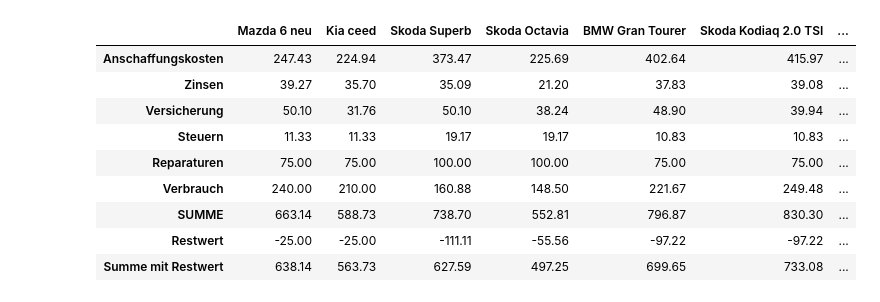
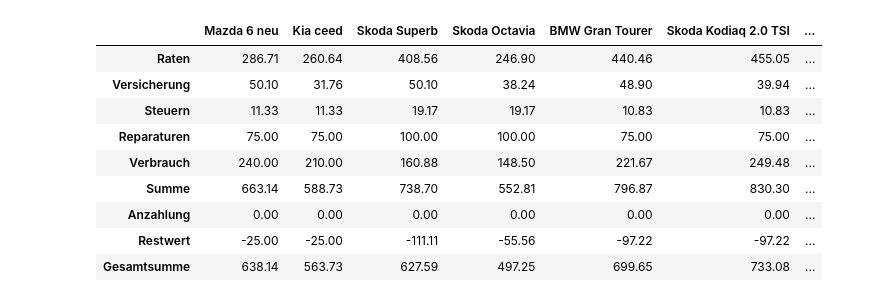
Before and after one commit to schorschie/car_cost_comparisons, a Jupyter notebook: BK_Caller.ipynb, the cells around one changed output. Saved outputs shown, nothing was run; the diff lists cells and outputs as text; code cells hidden in the pictures.

```diff
--- a/BK_Caller.ipynb
+++ b/BK_Caller.ipynb
@@ -1,5 +1,5 @@
 # %%
-from bk import bk
+from bk import Operating_Cost
 import pandas as pd
 import dataframe_image as dfi
 from slugify import slugify
@@ -9,7 +9,11 @@ overview = pd.DataFrame()
 overview.name='Monatliche Kosten im Verlgeich'
 
 def df_style(val):
-    return "font-weight: bold; background-color: yellow"
+    # return "font-weight: bold; background: yellow"
+    return "font-weight: bold;"
+
+def light_style(val):
+    return "color: grey"
 # %%
 d_0 = 1.52  # Aktueller Dieselpreis 3.1.2022: 1.52
 b_0 = 1.56  # Aktueller Benzinpreis 3.1.2022: 1.56
@@ -341,17 +362,18 @@ cars.append({'label': 'VW Passat',
 latex = ''
 for car in cars:
     label=car['label']
-    bk_inputs = a_subset = {key: car[key] for key in ['acquisition_cost',
-                                                      'holding_period',
-                                                      'millage_yearly',
-                                                      'consumption',
-                                                      'fuel_price',
-                                                      'repairs_yearly',  # bis hierher Hauptkosten
-                                                      'interest_rate',
-                                                      'taxes_yearly',
-                                                      'insurance_yearly',
-                                                      'rest_value']}
-    (input_values, calc_values) = bk(**bk_inputs)
+    if car['buy']:
+        bk_inputs = {key: car[key] for key in ['acquisition_cost',
+                                               'holding_period',
+                                               'millage_yearly',
+                                               'consumption',
+                                               'fuel_price',
+                                               'repairs_yearly',  # bis hierher Hauptkosten
+                                               'interest_rate',
+                                               'taxes_yearly',
+                                               'insurance_yearly',
+                                               'rest_value']}
+        (input_values, calc_values) = Operating_Cost.buy(**bk_inputs).get_frames()
 
     input_values_path = Path('images/' + slugify(label) + '-boundaries.png')
     calc_df_path = Path('images/' + slugify(label) + '-calc_df.png')
@@ -361,10 +383,10 @@ for car in cars:
 
 \section*{%s}
 \begin{center}
-\includegraphics[width=0.9\columnwidth]{%s}
+\includegraphics[width=0.5\textheight]{%s}
 \null
 \vspace{0.5cm}
-\includegraphics[width=0.9\columnwidth]{%s}
+\includegraphics[width=0.5\textheight]{%s}
 \end{center}
 
 \pagebreak
@@ -418,9 +440,12 @@ for car in cars:
 
     input_values_path.parent.mkdir(parents=True, exist_ok=True)
 
-    sum_row = pd.IndexSlice[calc_values.index[calc_values.index == "SUMME"], :]
+    bold_row = pd.IndexSlice[calc_values.index[(calc_values.index == "Summe") | (calc_values.index == "Gesamtsumme")], :]
+    light_row = pd.IndexSlice[calc_values.index[6:], :]
+
     dfi.export(input_values.round(2), str(input_values_path))
-    dfi.export(calc_values.style.applymap(df_style, subset=sum_row).set_precision(2), str(calc_df_path))
+    dfi.export(calc_values.style.applymap(df_style, subset=bold_row)\
+               .applymap(light_style, subset=light_row).set_precision(2), str(calc_df_path))
     #display(input_values.round(2))
     #display(calc_values.style.applymap(df_style, subset=sum_row).set_precision(2))
 # %%
@@ -429,7 +454,7 @@ brk = 8
 overview_path_1 = 'images/overview1.png'
 overview_path_2 = 'images/overview2.png'
 
-sum_row = pd.IndexSlice[calc_values.index[calc_values.index == "SUMME"], :]
+sum_row = pd.IndexSlice[calc_values.index[(calc_values.index == "Summe") | (calc_values.index == "Gesamtsumme")], :]
 
 dfi.export(overview.iloc[:, 0:brk ].style.applymap(df_style, subset=sum_row).set_precision(2), overview_path_1)
 dfi.export(overview.iloc[:, brk: ].style.applymap(df_style, subset=sum_row).set_precision(2), overview_path_2)
@@ -468,13 +493,13 @@ latex = r"""%s
 |  | Mazda 6 neu | Kia ceed | Skoda Superb | Skoda Octavia | BMW Gran Tourer | Skoda Kodiaq 2.0 TSI | ... |
-| Anschaffungskosten | 247.43 | 224.94 | 373.47 | 225.69 | 402.64 | 415.97 | ... |
-| Zinsen | 39.27 | 35.70 | 35.09 | 21.20 | 37.83 | 39.08 | ... |
+| Raten | 286.71 | 260.64 | 408.56 | 246.90 | 440.46 | 455.05 | ... |
 | Versicherung | 50.10 | 31.76 | 50.10 | 38.24 | 48.90 | 39.94 | ... |
 | Steuern | 11.33 | 11.33 | 19.17 | 19.17 | 10.83 | 10.83 | ... |
 | Reparaturen | 75.00 | 75.00 | 100.00 | 100.00 | 75.00 | 75.00 | ... |
 | Verbrauch | 240.00 | 210.00 | 160.88 | 148.50 | 221.67 | 249.48 | ... |
-| SUMME | 663.14 | 588.73 | 738.70 | 552.81 | 796.87 | 830.30 | ... |
+| Summe | 663.14 | 588.73 | 738.70 | 552.81 | 796.87 | 830.30 | ... |
+| Anzahlung | 0.00 | 0.00 | 0.00 | 0.00 | 0.00 | 0.00 | ... |
 | Restwert | -25.00 | -25.00 | -111.11 | -55.56 | -97.22 | -97.22 | ... |
-| Summe mit Restwert | 638.14 | 563.73 | 627.59 | 497.25 | 699.65 | 733.08 | ... |
+| Gesamtsumme | 638.14 | 563.73 | 627.59 | 497.25 | 699.65 | 733.08 | ... |
 # %%
 with open('report.tex', 'w') as fid:
     fid.write(r"""
```
Also changed, not shown: parts of 2 cells of this notebook, 5 other files.
